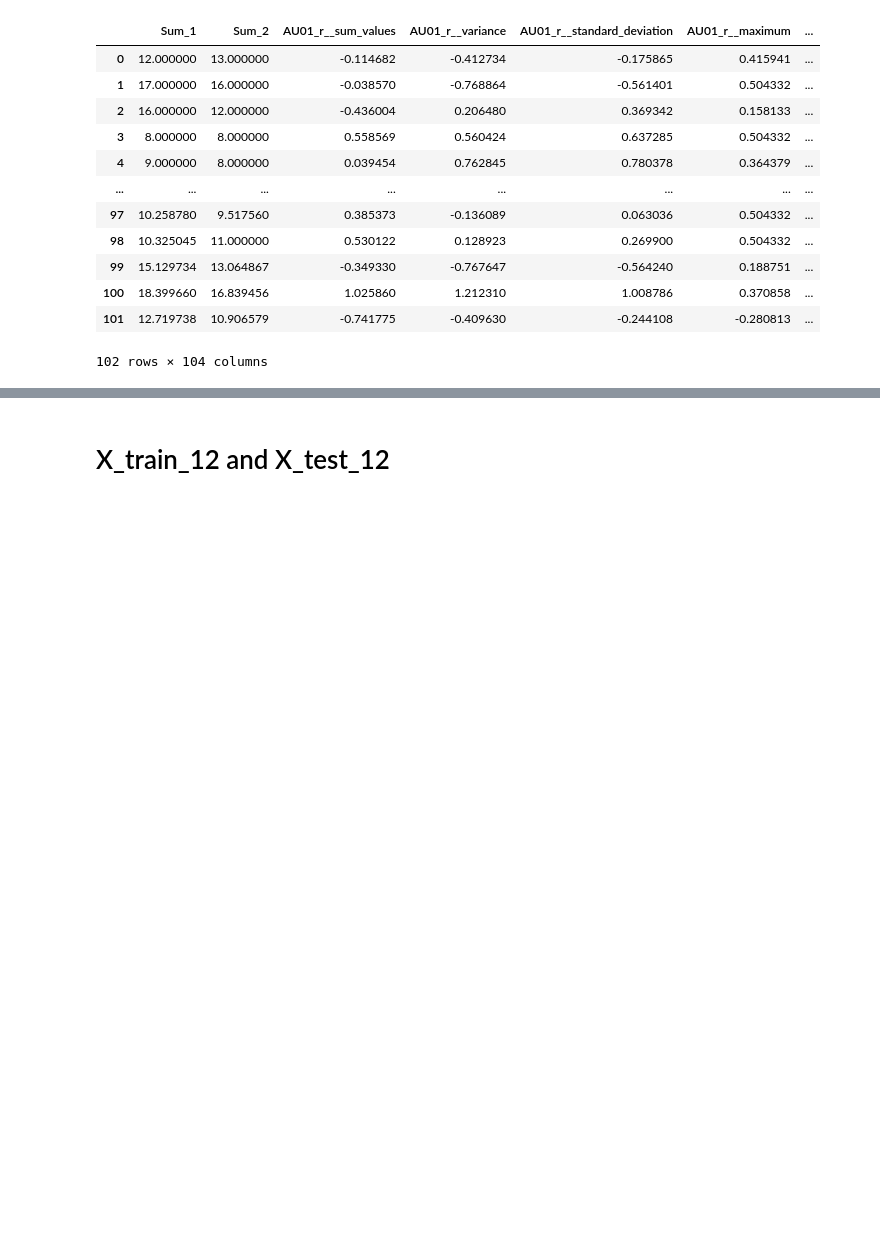
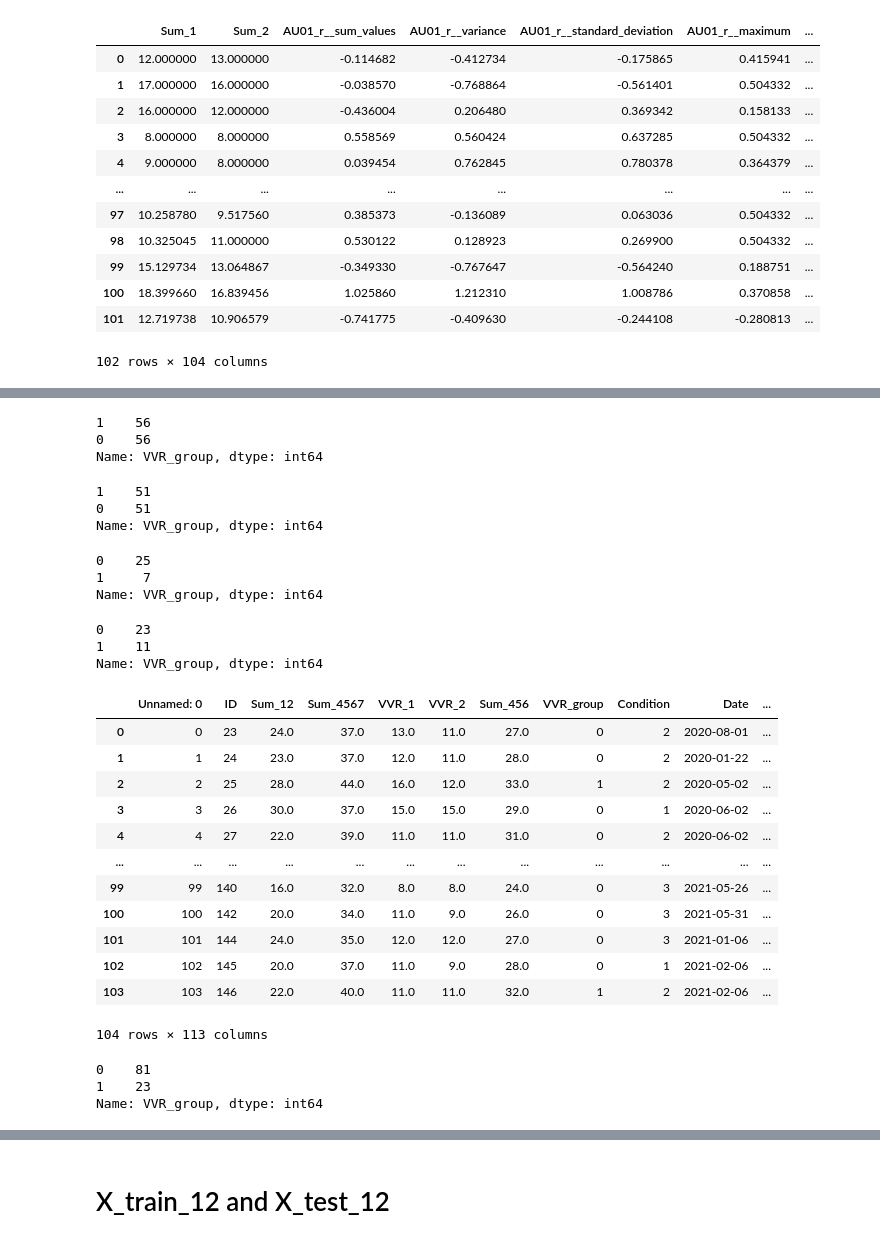
Before and after one commit to DionneSpaltman/predicting_VVR, a Jupyter notebook: models/preparing_data.ipynb, the cells around one changed output, grey strips where cells are left out. Cells and saved outputs as stored; diff of their text form; code cells hidden in the pictures; blank space fills up the shorter version.

```diff
--- a/models/preparing_data.ipynb
+++ b/models/preparing_data.ipynb
@@ -245,0 +249,53 @@ y_test.to_csv('/Users/dionnespaltman/Desktop/V6/data_04-06-2024/y_test.csv')
+# %%
+counts_train_may = y_train_may['VVR_group'].value_counts()
+print(counts_train_may)
+# %% [output]
+1    56
+0    56
+Name: VVR_group, dtype: int64
+# %%
+counts_train_june = y_train_june['VVR_group'].value_counts()
+print(counts_train_june)
+# %% [output]
+1    51
+0    51
+Name: VVR_group, dtype: int64
+# %%
+counts_test_may = y_test_may['VVR_group'].value_counts()
+print(counts_test_may)
+# %% [output]
+0    25
+1     7
+Name: VVR_group, dtype: int64
+# %%
+counts_test_june = y_test_june['VVR_group'].value_counts()
+print(counts_test_june)
+# %% [output]
+0    23
+1    11
+Name: VVR_group, dtype: int64
+# %%
+complete_data_may = pd.read_csv("/Users/dionnespaltman/Desktop/V4/standardized_complete_dataset.csv")
+# %%
+display(complete_data_may)
+# %% [output]
+|  | Unnamed: 0 | ID | Sum_12 | Sum_4567 | VVR_1 | VVR_2 | Sum_456 | VVR_group | Condition | Date | ... |
+| 0 | 0 | 23 | 24.0 | 37.0 | 13.0 | 11.0 | 27.0 | 0 | 2 | 2020-08-01 | ... |
+| 1 | 1 | 24 | 23.0 | 37.0 | 12.0 | 11.0 | 28.0 | 0 | 2 | 2020-01-22 | ... |
+| 2 | 2 | 25 | 28.0 | 44.0 | 16.0 | 12.0 | 33.0 | 1 | 2 | 2020-05-02 | ... |
+| 3 | 3 | 26 | 30.0 | 37.0 | 15.0 | 15.0 | 29.0 | 0 | 1 | 2020-06-02 | ... |
+| 4 | 4 | 27 | 22.0 | 39.0 | 11.0 | 11.0 | 31.0 | 0 | 2 | 2020-06-02 | ... |
+| ... | ... | ... | ... | ... | ... | ... | ... | ... | ... | ... | ... |
+| 99 | 99 | 140 | 16.0 | 32.0 | 8.0 | 8.0 | 24.0 | 0 | 3 | 2021-05-26 | ... |
+| 100 | 100 | 142 | 20.0 | 34.0 | 11.0 | 9.0 | 26.0 | 0 | 3 | 2021-05-31 | ... |
+| 101 | 101 | 144 | 24.0 | 35.0 | 12.0 | 12.0 | 27.0 | 0 | 3 | 2021-01-06 | ... |
+| 102 | 102 | 145 | 20.0 | 37.0 | 11.0 | 9.0 | 28.0 | 0 | 1 | 2021-02-06 | ... |
+| 103 | 103 | 146 | 22.0 | 40.0 | 11.0 | 11.0 | 32.0 | 1 | 2 | 2021-02-06 | ... |
+104 rows × 113 columns
+# %%
+counts_may = complete_data_may['VVR_group'].value_counts()
+print(counts_may)
+# %% [output]
+0    81
+1    23
+Name: VVR_group, dtype: int64
```
Also changed, not shown: parts of 8 cells of this notebook, 12 other files.
